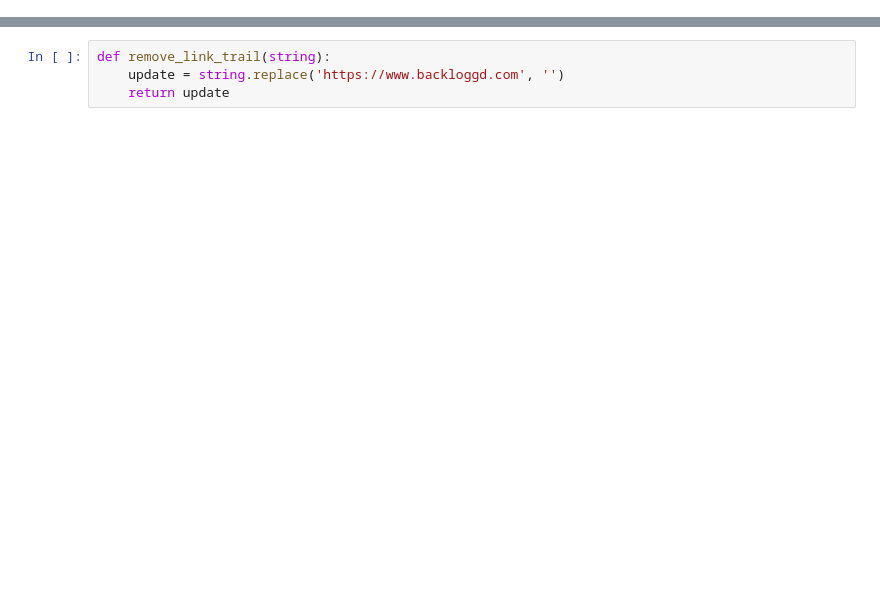
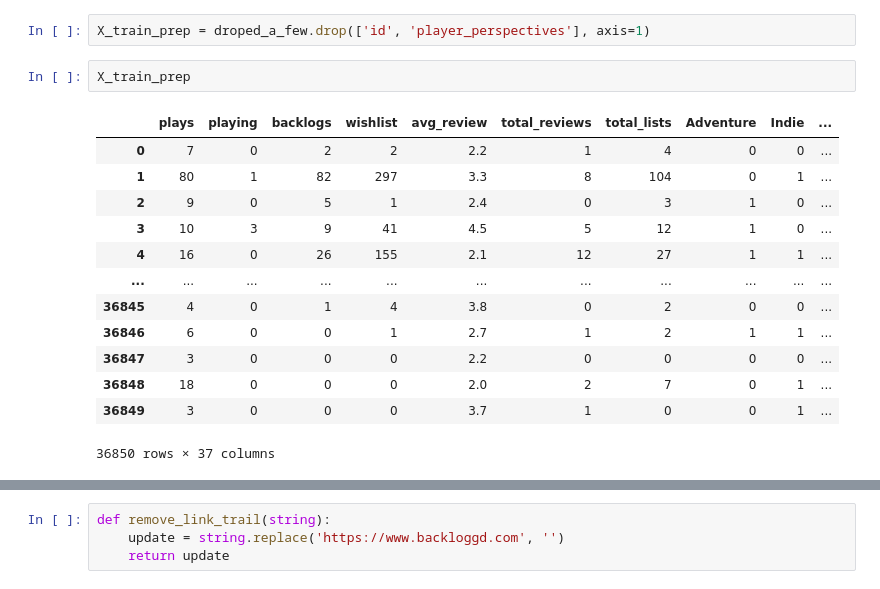
Before and after one commit to Ant-mel/legendary_game_recs, a Jupyter notebook: notebooks/ant_api_merging.ipynb, the cells around one changed output, grey strips where cells are left out. Cells and saved outputs as stored; diff of their text form; blank space fills up the shorter version.

```diff
--- a/notebooks/ant_api_merging.ipynb
+++ b/notebooks/ant_api_merging.ipynb
@@ -15,0 +102,18 @@ from sklearn.neighbors import KNeighborsRegressor
+# %%
+X_train_prep = droped_a_few.drop(['id', 'player_perspectives'], axis=1)
+# %%
+X_train_prep
+# %% [output]
+|  | plays | playing | backlogs | wishlist | avg_review | total_reviews | total_lists | Adventure | Indie | ... |
+| 0 | 7 | 0 | 2 | 2 | 2.2 | 1 | 4 | 0 | 0 | ... |
+| 1 | 80 | 1 | 82 | 297 | 3.3 | 8 | 104 | 0 | 1 | ... |
+| 2 | 9 | 0 | 5 | 1 | 2.4 | 0 | 3 | 1 | 0 | ... |
+| 3 | 10 | 3 | 9 | 41 | 4.5 | 5 | 12 | 1 | 0 | ... |
+| 4 | 16 | 0 | 26 | 155 | 2.1 | 12 | 27 | 1 | 1 | ... |
+| ... | ... | ... | ... | ... | ... | ... | ... | ... | ... | ... |
+| 36845 | 4 | 0 | 1 | 4 | 3.8 | 0 | 2 | 0 | 0 | ... |
+| 36846 | 6 | 0 | 0 | 1 | 2.7 | 1 | 2 | 1 | 1 | ... |
+| 36847 | 3 | 0 | 0 | 0 | 2.2 | 0 | 0 | 0 | 0 | ... |
+| 36848 | 18 | 0 | 0 | 0 | 2.0 | 2 | 7 | 0 | 1 | ... |
+| 36849 | 3 | 0 | 0 | 0 | 3.7 | 1 | 0 | 0 | 1 | ... |
+36850 rows × 37 columns
```
Also changed, not shown: parts of 23 cells of this notebook.
